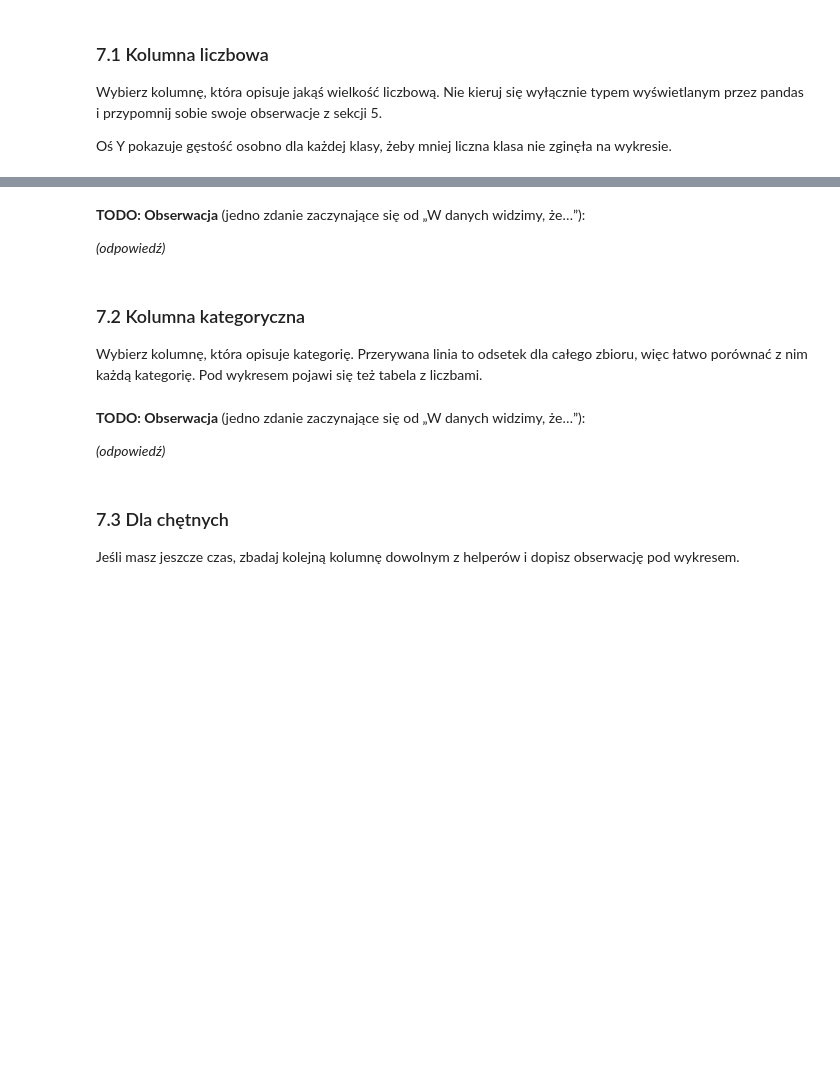
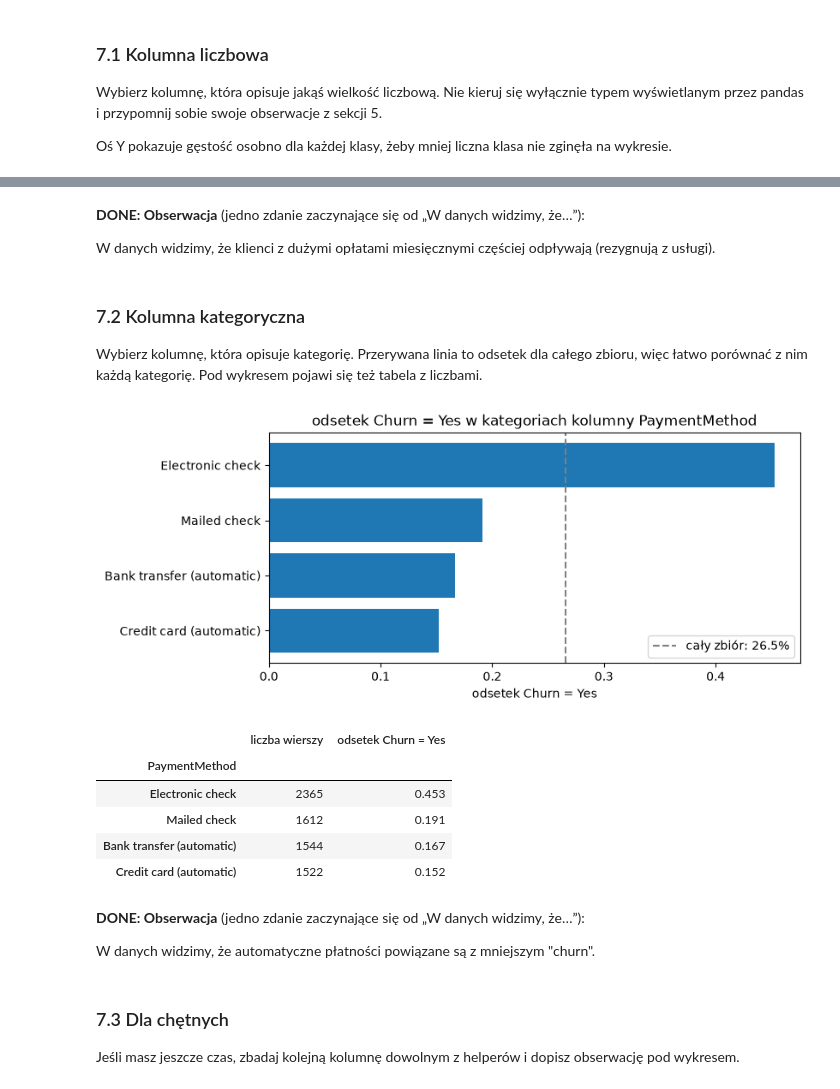
Before and after one commit to Siiir/s27905, a Jupyter notebook: notebooks/01_onboarding_eda.ipynb, the cells around one changed output, grey strips where cells are left out. Cells and saved outputs as stored; diff of their text form; code cells hidden in the pictures; blank space fills up the shorter version.

```diff
--- a/notebooks/01_onboarding_eda.ipynb
+++ b/notebooks/01_onboarding_eda.ipynb
@@ -533,20 +538,28 @@ Error:
 # %% [markdown]
-**TODO: Obserwacja** (jedno zdanie zaczynające się od „W danych widzimy, że…”):
+**DONE: Obserwacja** (jedno zdanie zaczynające się od „W danych widzimy, że…”):
 
-*(odpowiedź)*
+W danych widzimy, że klienci z dużymi opłatami miesięcznymi częściej odpływają (rezygnują z usługi).
 # %% [markdown]
 ### 7.2 Kolumna kategoryczna
 
 Wybierz kolumnę, która opisuje kategorię. Przerywana linia to odsetek dla całego zbioru, więc łatwo porównać z nim każdą kategorię. Pod wykresem pojawi się też tabela z liczbami.
 # %%
-# TODO: wpisz nazwę wybranej kolumny kategorycznej.
-categorical_column = None
+# DONE: wpisz nazwę wybranej kolumny kategorycznej.
+categorical_column = "PaymentMethod"
 
 plot_category_by_target(df, categorical_column, TARGET)
+# %% [output]
+[figure, added]
+|  | liczba wierszy | odsetek Churn = Yes |
+| PaymentMethod |  |  |
+| Electronic check | 2365 | 0.453 |
+| Mailed check | 1612 | 0.191 |
+| Bank transfer (automatic) | 1544 | 0.167 |
+| Credit card (automatic) | 1522 | 0.152 |
-# %% [markdown]
-**TODO: Obserwacja** (jedno zdanie zaczynające się od „W danych widzimy, że…”):
-
-*(odpowiedź)*
+# %% [markdown]
+**DONE: Obserwacja** (jedno zdanie zaczynające się od „W danych widzimy, że…”):
+
+W danych widzimy, że automatyczne płatności powiązane są z mniejszym "churn".
 # %% [markdown]
 ### 7.3 Dla chętnych
 
```
Also changed, not shown: parts of 6 cells of this notebook.
